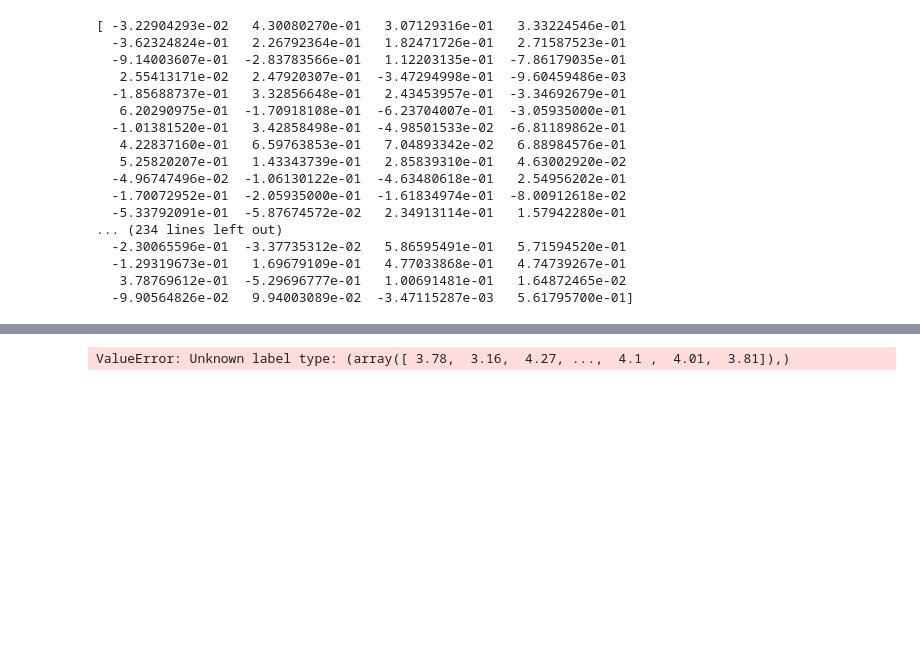
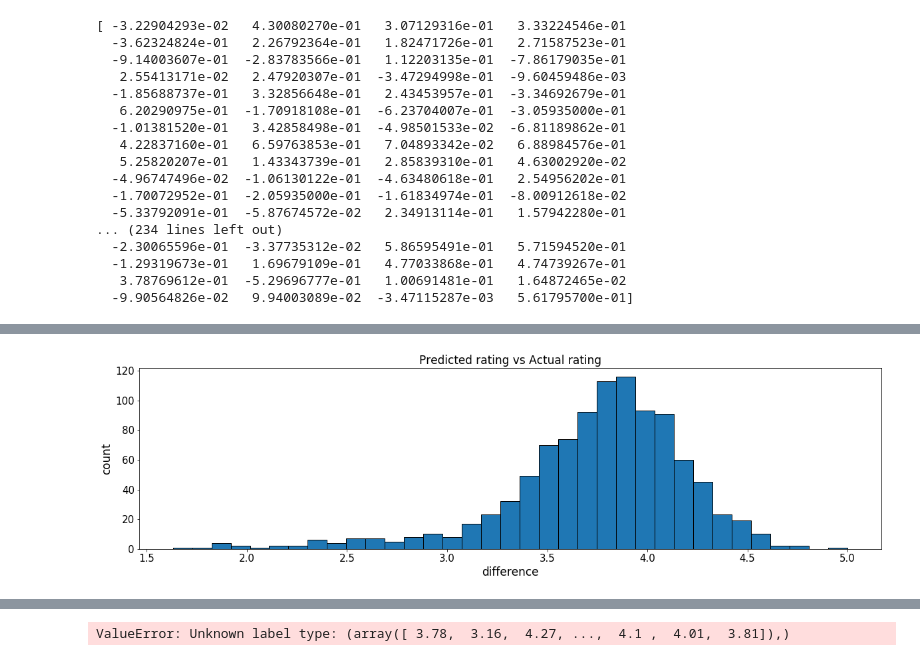
Before and after one commit to misterhappy2/beer, a Jupyter notebook: Analyze.ipynb, the cells around one changed output, grey strips where cells are left out. Drawn from its saved outputs; the diff is of its cells as text; code cells hidden in the pictures; blank space fills up the shorter version.

```diff
--- a/Analyze.ipynb
+++ b/Analyze.ipynb
@@ -692,0 +716,13 @@ std: 0.364689021219
+# %%
+# difference of model from user rating
+import matplotlib.pyplot as plt
+_= plt.figure(figsize=(20,5))
+_= plt.hist(y_test, bins=35, edgecolor="k")
+_= plt.xticks(size=15)
+_= plt.yticks(size=15)
+_= plt.xlabel('difference', size=17)
+_= plt.ylabel('count', size=17)
+_= plt.title('Predicted rating vs Actual rating', size=17)
+plt.show()
+# %% [output]
+[figure, added]
```
Also changed, not shown: parts of 12 cells of this notebook.
